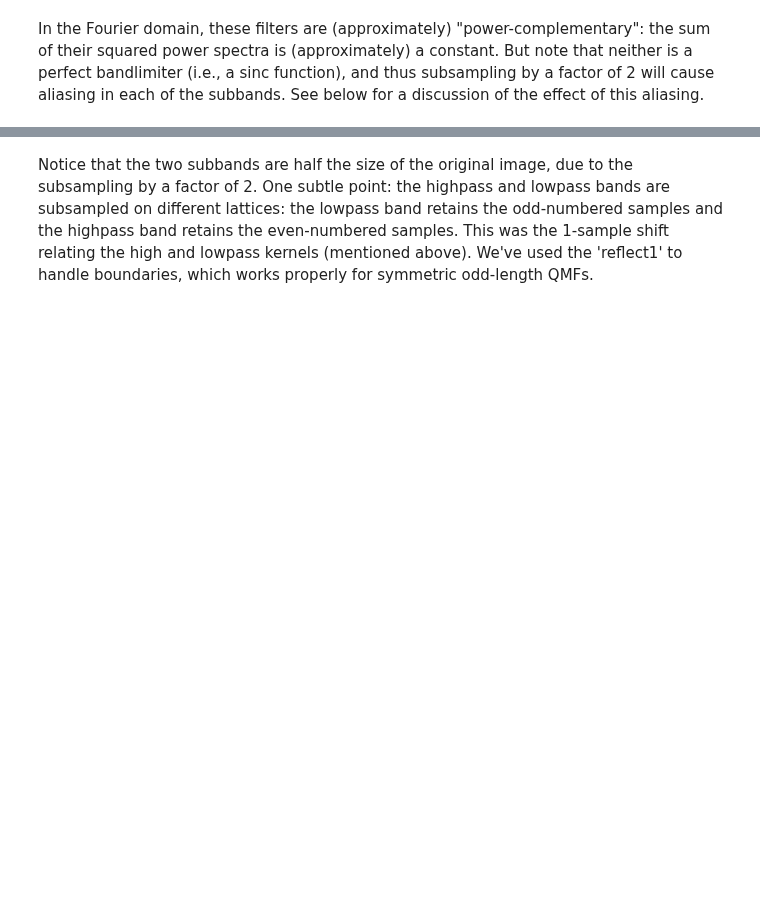
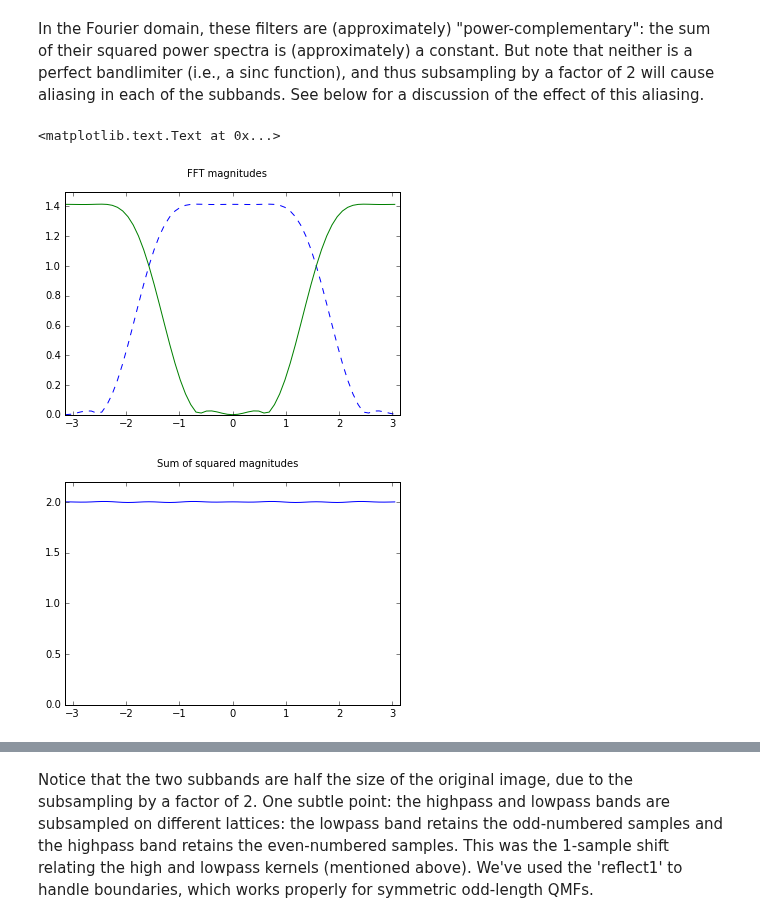
Before and after one commit to LabForComputationalVision/pyrtools, a Jupyter notebook: pyramids.ipynb, the cells around one changed output, grey strips where cells are left out. Saved outputs shown, nothing was run; the diff lists cells and outputs as text; code cells hidden in the pictures; blank space fills up the shorter version.

```diff
--- a/pyramids.ipynb
+++ b/pyramids.ipynb
@@ -461,14 +481,17 @@ for a discussion of the effect of this aliasing.
 # %%
 # Plot the two frequency responses:
 freq = np.pi*np.array(range(-32,32))/32
-figure()
-plt.plot(freq, np.fft.fftshift(np.abs(np.fft.fft(flo,64))), '--', freq, np.fft.fftshift(np.abs(np.fft.fft(fhi,64))),'-')
-plt.axis([-pi, pi, 0, 1.5])
+plt.plot(freq, np.fft.fftshift(np.abs(np.fft.fft(flo.T,64))).T, '--', freq, np.fft.fftshift(np.abs(np.fft.fft(fhi.T,64))).T,'-')
+plt.axis([-np.pi, np.pi, 0, 1.5])
 plt.suptitle('FFT magnitudes')
-figure()
-plt.plot(freq, np.fft.fftshift(np.abs(np.fft.fft(flo,64))**2) + np.fft.fftshift(np.abs(np.fft.fft(fhi,64))**2))
-plt.axis([-pi, pi, 0, 2.2])
+plt.figure()
+plt.plot(freq, np.fft.fftshift(np.abs(np.fft.fft(flo.T,64))**2).T + np.fft.fftshift(np.abs(np.fft.fft(fhi.T,64))**2).T)
+plt.axis([-np.pi, np.pi, 0, 2.2])
 plt.suptitle('Sum of squared magnitudes')
+# %% [output]
+<matplotlib.text.Text at 0x...>
+[figure, added]
+[figure, added]
 # %%
 # We can split an input signal into two bands as follows:
 sig = ppu.mkFract((1,64), 1.6)
```
Also changed, not shown: parts of 25 cells of this notebook, 2 other files.
